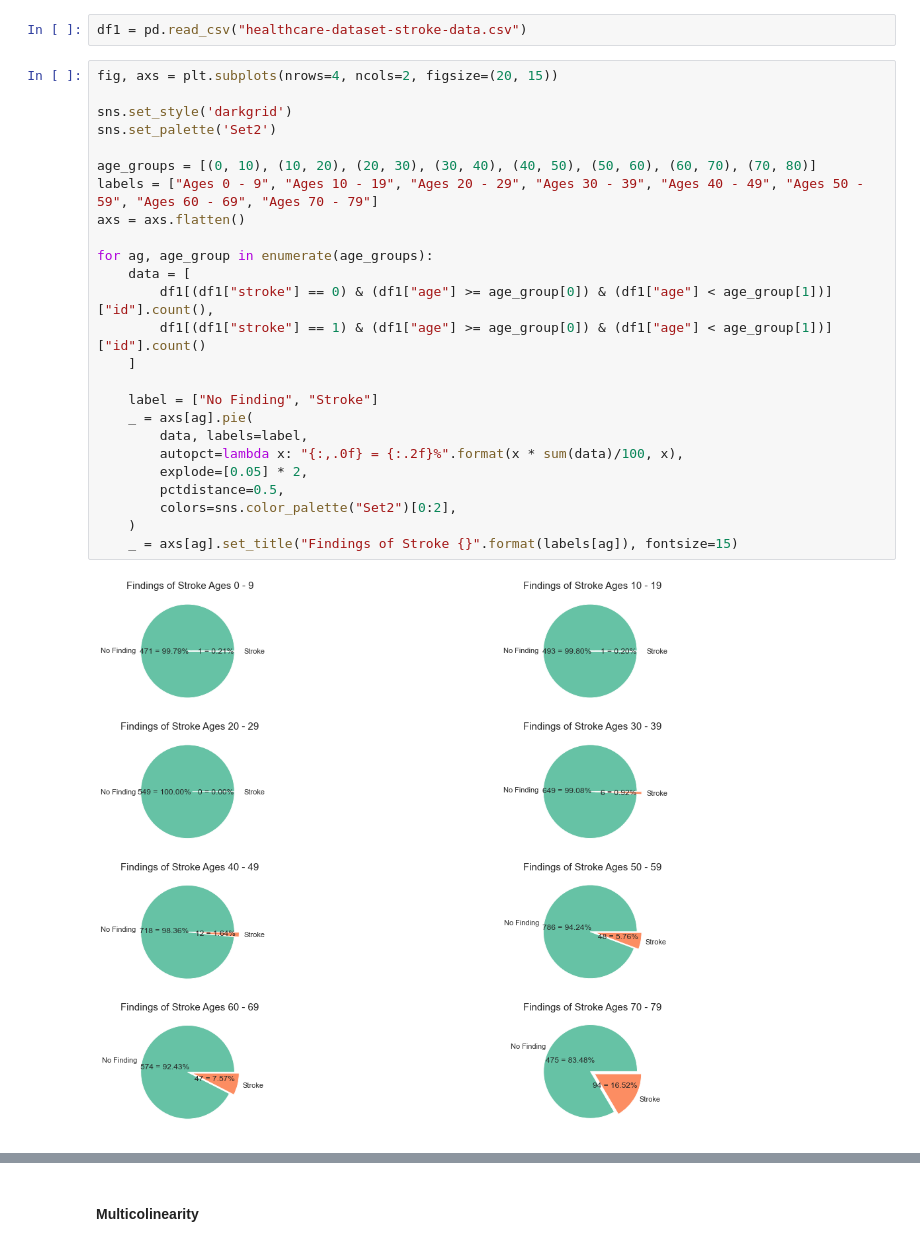
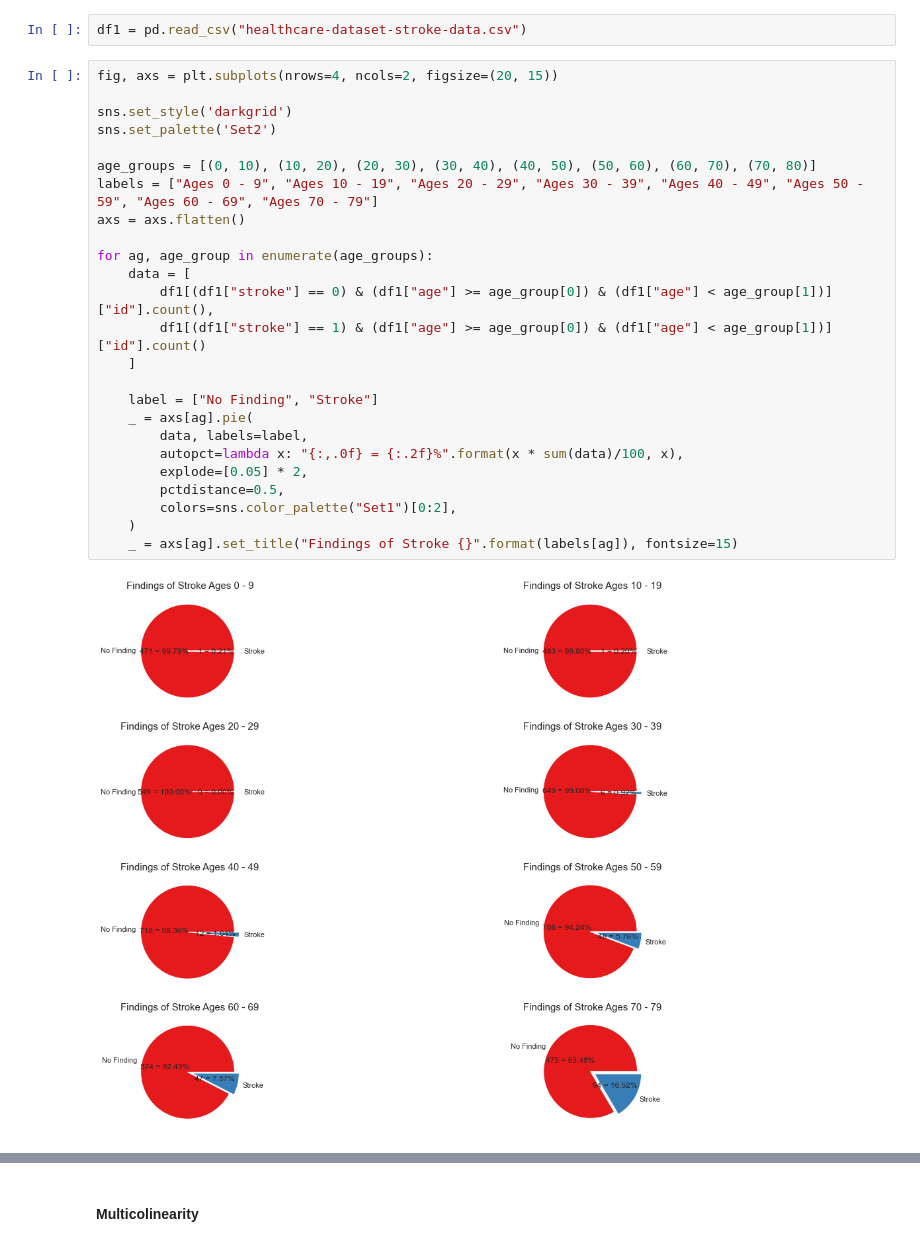
Before and after one commit to AgnesaP/Stroke_Prediction_Application, a Jupyter notebook: Stroke_Prediction_Project.ipynb, the cells around one changed output, grey strips where cells are left out. Saved outputs shown, nothing was run; the diff lists cells and outputs as text.

```diff
--- a/Stroke_Prediction_Project.ipynb
+++ b/Stroke_Prediction_Project.ipynb
@@ -231,27 +231,27 @@ df1 = pd.read_csv("healthcare-dataset-stroke-data.csv")
 # %%
 fig, axs = plt.subplots(nrows=4, ncols=2, figsize=(20, 15))
 
 sns.set_style('darkgrid')
 sns.set_palette('Set2')
 
 age_groups = [(0, 10), (10, 20), (20, 30), (30, 40), (40, 50), (50, 60), (60, 70), (70, 80)]
 labels = ["Ages 0 - 9", "Ages 10 - 19", "Ages 20 - 29", "Ages 30 - 39", "Ages 40 - 49", "Ages 50 - 59", "Ages 60 - 69", "Ages 70 - 79"]
 axs = axs.flatten()
 
 for ag, age_group in enumerate(age_groups):
     data = [
         df1[(df1["stroke"] == 0) & (df1["age"] >= age_group[0]) & (df1["age"] < age_group[1])]["id"].count(),
         df1[(df1["stroke"] == 1) & (df1["age"] >= age_group[0]) & (df1["age"] < age_group[1])]["id"].count()
     ]
 
     label = ["No Finding", "Stroke"]
     _ = axs[ag].pie(
         data, labels=label,
         autopct=lambda x: "{:,.0f} = {:.2f}%".format(x * sum(data)/100, x),
         explode=[0.05] * 2,
         pctdistance=0.5,
-        colors=sns.color_palette("Set2")[0:2],
+        colors=sns.color_palette("Set1")[0:2],
     )
     _ = axs[ag].set_title("Findings of Stroke {}".format(labels[ag]), fontsize=15)
 # %% [output]
-[figure, old version]
+[figure, new version]
```
Also changed, not shown: parts of 4 cells of this notebook, 1 other file.
